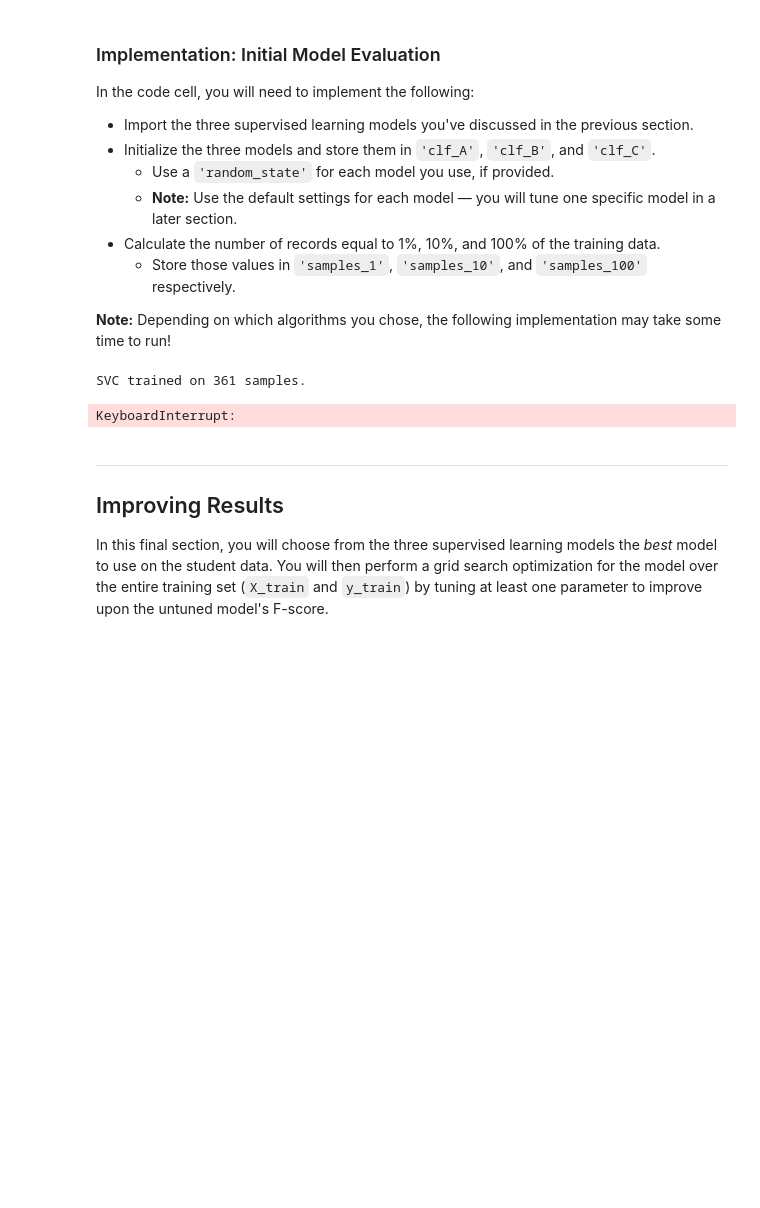
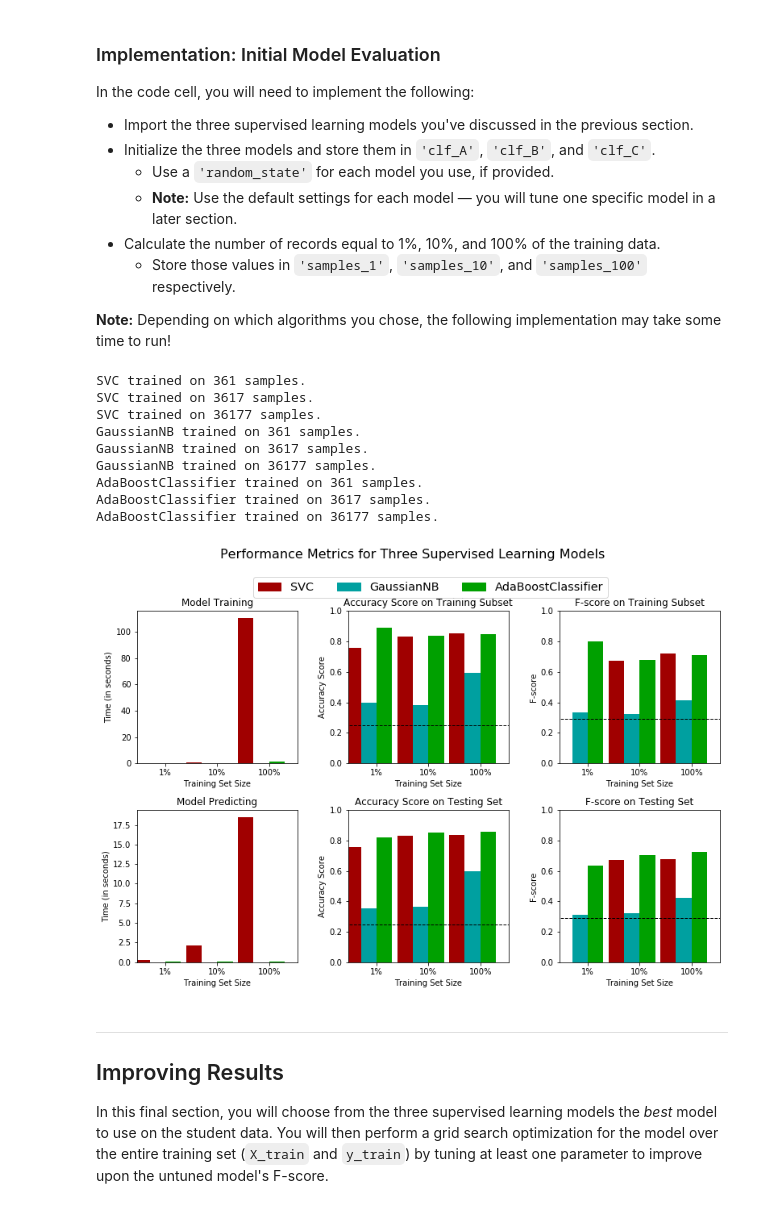
Before and after one commit to KengoA/machine-learning, a Jupyter notebook: projects/finding_donors/finding_donors.ipynb, the cells around one changed output. Cells and saved outputs as stored; diff of their text form; code cells hidden in the pictures; blank space fills up the shorter version.

```diff
--- a/projects/finding_donors/finding_donors.ipynb
+++ b/projects/finding_donors/finding_donors.ipynb
@@ -364,10 +373,13 @@ def train_predict(learner, sample_size, X_train, y_train, X_test, y_test):
     results['acc_test'] = accuracy_score(y_test, predictions_test)
 
     # TODO: Compute F-score on the the first 300 training samples using fbeta_score()
-    results['f_train'] = fbeta_score(y_train[:300], predictions_train, 1.0)
+    results['f_train'] = fbeta_score(y_train[:300], predictions_train, 0.5)
 
     # TODO: Compute F-score on the test set which is y_test
-    results['f_test'] = fbeta_score(y_test, predictions_test, 1.0)
+    results['f_test'] = fbeta_score(y_test, predictions_test, 0.5)
+
+    # Beta is set at 0.5 above to lend more weight to precision, as it is costly to incorrectly
+    # send out mails to those with income of less than 50K
 
     # Success
     print("{} trained on {} samples.".format(learner.__class__.__name__, sample_size))
@@ -388,36 +400,48 @@ In the code cell, you will need to implement the following:
 # %%
 # TODO: Import the three supervised learning models from sklearn
 from sklearn.svm import SVC
-from sklearn.tree import DecisionTreeClassifier
 from sklearn.naive_bayes import GaussianNB
+from sklearn.ensemble import AdaBoostClassifier
+
+# Ignore warning messages as SVC yields an error with sample size of 1%
+import warnings
+warnings.filterwarnings('ignore')
 
 # TODO: Initialize the three models
-clf_A = SVC(random_state=15)
-clf_B = DecisionTreeClassifier(random_state=0)
-clf_C = GaussianNB()
+clf_A = SVC(random_state=0)
+clf_B = GaussianNB()
+clf_C = AdaBoostClassifier(random_state=0)
 
 # TODO: Calculate the number of samples for 1%, 10%, and 100% of the training data
 # HINT: samples_100 is the entire training set i.e. len(y_train)
 # HINT: samples_10 is 10% of samples_100
 # HINT: samples_1 is 1% of samples_100
 samples_100 = len(y_train)
 samples_10 = int(samples_100 / 10)
 samples_1 = int(samples_100 / 100)
 
 # Collect results on the learners
 results = {}
 for clf in [clf_A, clf_B, clf_C]:
     clf_name = clf.__class__.__name__
     results[clf_name] = {}
     for i, samples in enumerate([samples_1, samples_10, samples_100]):
         results[clf_name][i] = \
         train_predict(clf, samples, X_train, y_train, X_test, y_test)
 
 # Run metrics visualization for the three supervised learning models chosen
 vs.evaluate(results, accuracy, fscore)
 # %% [output]
 SVC trained on 361 samples.
+SVC trained on 3617 samples.
+SVC trained on 36177 samples.
+GaussianNB trained on 361 samples.
+GaussianNB trained on 3617 samples.
+GaussianNB trained on 36177 samples.
+AdaBoostClassifier trained on 361 samples.
+AdaBoostClassifier trained on 3617 samples.
+AdaBoostClassifier trained on 36177 samples.
-KeyboardInterrupt:
+[figure, added]
 # %% [markdown]
 ----
 ## Improving Results
```
Also changed, not shown: parts of 4 cells of this notebook.
